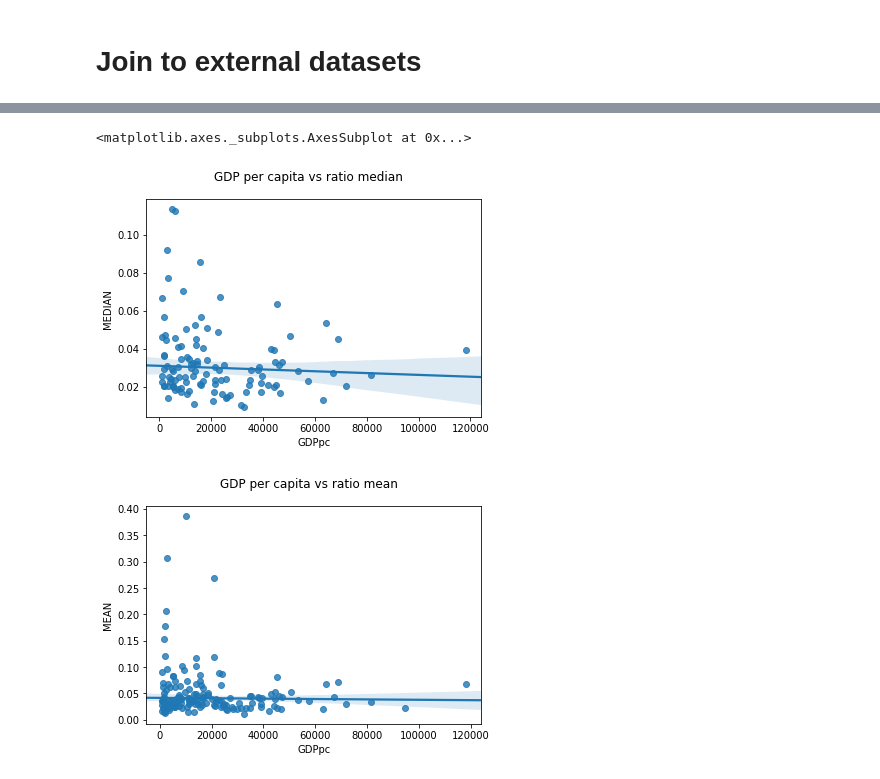
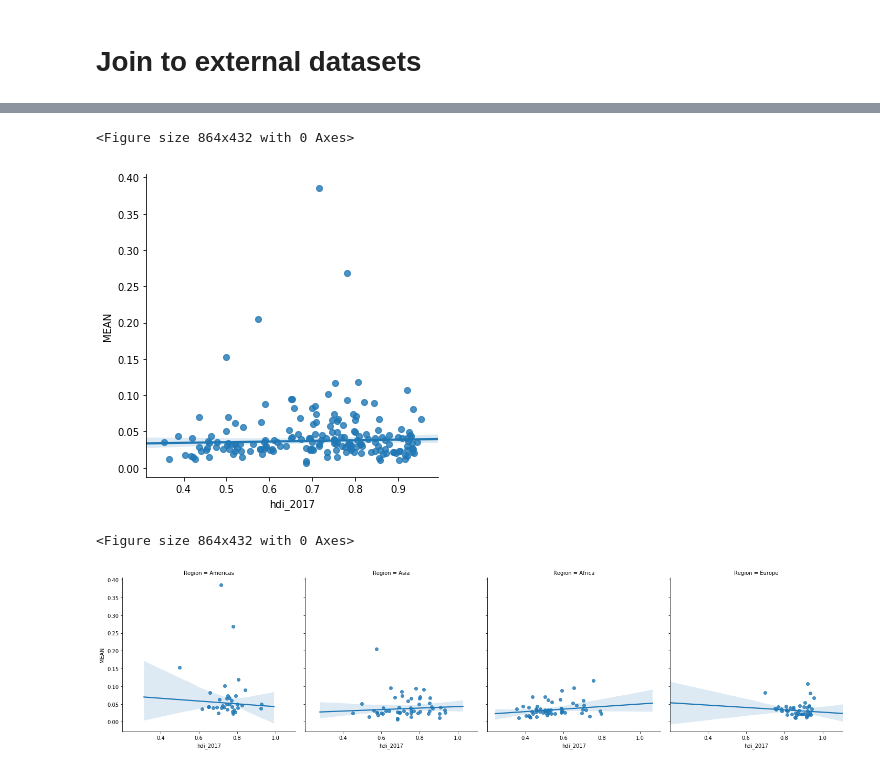
Before and after one commit to damlobster/ada2018, a Jupyter notebook: src/correlations/counts_domain_geoloc_correlations.ipynb, the cells around one changed output, grey strips where cells are left out. Drawn from its saved outputs; the diff is of its cells as text; code cells hidden in the pictures.

```diff
--- a/src/correlations/counts_domain_geoloc_correlations.ipynb
+++ b/src/correlations/counts_domain_geoloc_correlations.ipynb
@@ -169,11 +148,13 @@ sns.regplot("EPI2018Score", "MEAN", data=joined, robust=True)
-# %%
-plt.suptitle("GDP per capita vs ratio median")
-sns.regplot("GDPpc", "MEDIAN", data=joined, robust=True)
-
-plt.figure()
-plt.suptitle("GDP per capita vs ratio mean")
-sns.regplot("GDPpc", "MEAN", data=joined, robust=True)
-# %% [output]
-<matplotlib.axes._subplots.AxesSubplot at 0x...>
-[figure, removed]
-[figure, removed]
+# %%
+def lmplot(data, x, y="MEAN", title="", world=False, figsize=(12,6)):
+    plt.figure(figsize=figsize)
+    plt.suptitle(title)
+    sns.lmplot(x, y, data=data, col="Region" if not world else None, robust=True)
+# %%
+lmplot(joined, "hdi_2017", "MEAN", "Human development index vs ratio mean", world=True)
+lmplot(joined, "hdi_2017", "MEAN", "Human development index vs ratio mean", world=False)
+# %% [output]
+<Figure size 864x432 with 0 Axes>
+[figure, added]
+<Figure size 864x432 with 0 Axes>
+[figure, added]
```
Also changed, not shown: parts of 10 cells of this notebook.
